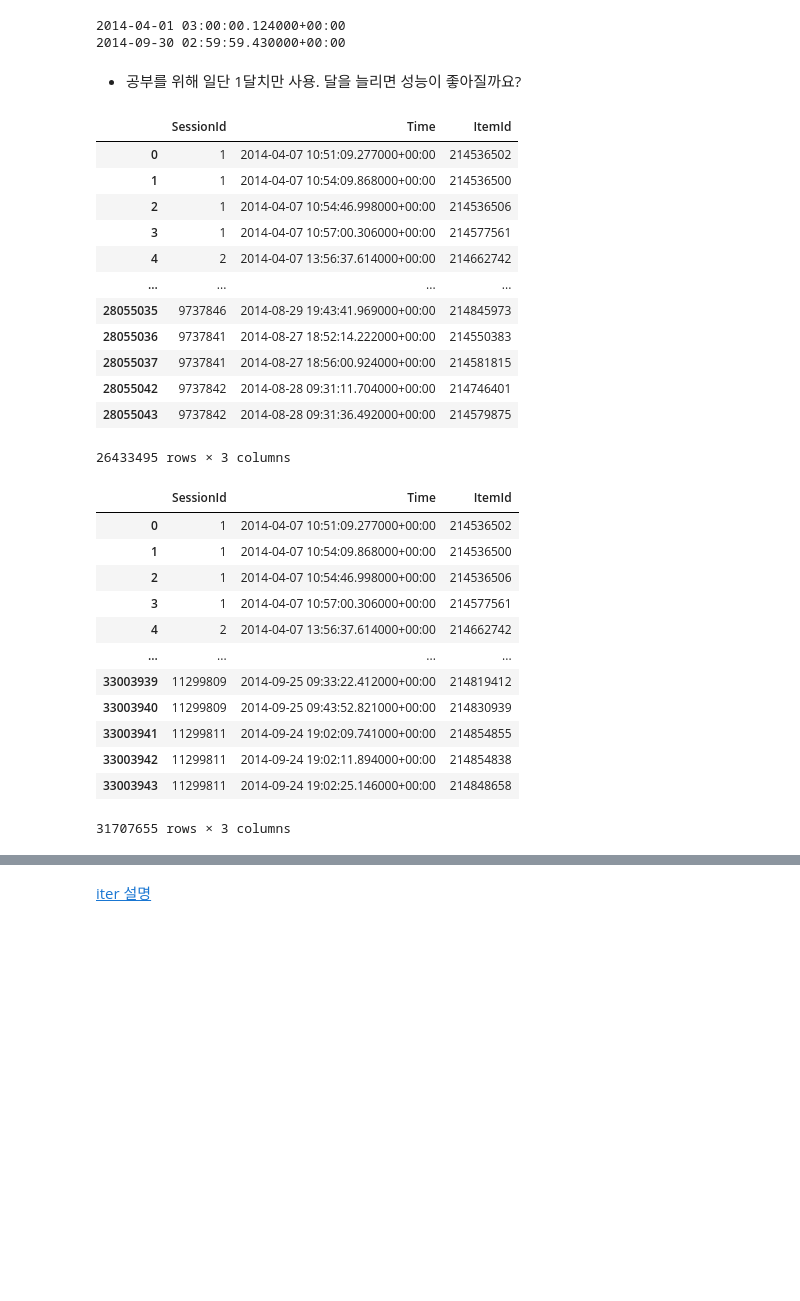
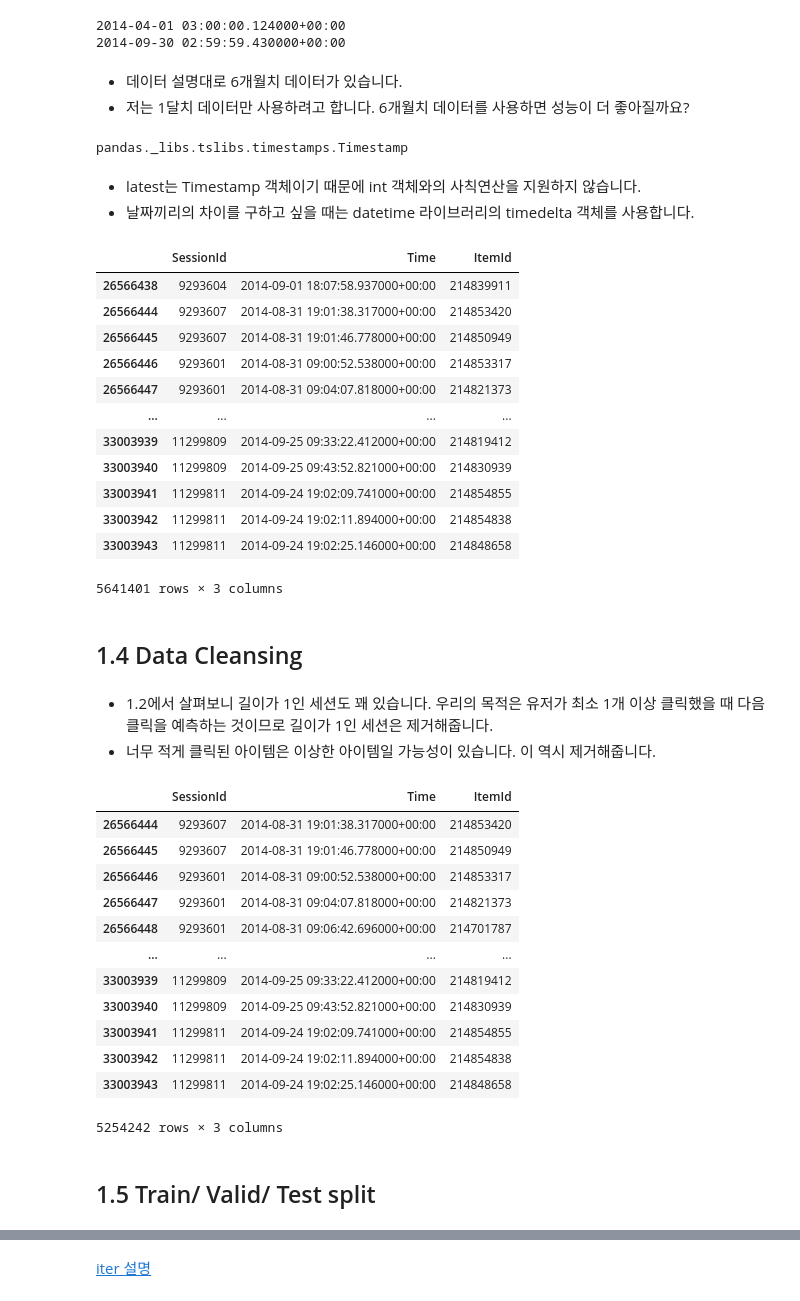
Before and after one commit to ZiminPark/SeqRec, a Jupyter notebook: 지금 이 상품을 클릭한 분들이 다음 상품도 클릭하고 있습니다.ipynb, the cells around one changed output, grey strips where cells are left out. Drawn from its saved outputs; the diff is of its cells as text; code cells hidden in the pictures; blank space fills up the shorter version.

```diff
--- a/지금 이 상품을 클릭한 분들이 다음 상품도 클릭하고 있습니다.ipynb
+++ b/지금 이 상품을 클릭한 분들이 다음 상품도 클릭하고 있습니다.ipynb
@@ -36,15 +75,17 @@ import pandas as pd
 import warnings
 warnings.filterwarnings('ignore')
 # %%
+# pathlib 라이브러리에 대한 내용은 https://bit.ly/2FEVbLo 이쪽을 참고해주세요.
 data_path = Path('/Users/zimin/Downloads/archive/')  # 'D:\\data\\yoochoose-data\\'
+train_path = data_path / 'yoochoose-clicks.dat'
 # %%
 def load_data(data_path: Path, nrows=None):
-    data = pd.read_csv(data_path / 'yoochoose-clicks.dat', sep=',', header=None, usecols=[0, 1, 2],
+    data = pd.read_csv(data_path, sep=',', header=None, usecols=[0, 1, 2],
                        parse_dates=[1], dtype={0: np.int32, 2: np.int32}, nrows=nrows)
     data.columns = ['SessionId', 'Time', 'ItemId']
     return data
 # %%
-data = load_data(data_path, None)
+data = load_data(train_path, None)
 data
 # %% [output]
 |  | SessionId | Time | ItemId |
@@ -105,8 +192,16 @@ print(latest)
 # %% [output]
 2014-04-01 03:00:00.124000+00:00
 2014-09-30 02:59:59.430000+00:00
-# %% [markdown]
-- 공부를 위해 일단 1달치만 사용. 달을 늘리면 성능이 좋아질까요?
+# %% [markdown]
+- 데이터 설명대로 6개월치 데이터가 있습니다.
+- 저는 1달치 데이터만 사용하려고 합니다. 6개월치 데이터를 사용하면 성능이 더 좋아질까요?
+# %%
+type(latest)
+# %% [output]
+pandas._libs.tslibs.timestamps.Timestamp
+# %% [markdown]
+- latest는 Timestamp 객체이기 때문에 int 객체와의 사칙연산을 지원하지 않습니다.
+- 날짜끼리의 차이를 구하고 싶을 때는 datetime 라이브러리의 timedelta 객체를 사용합니다.
 # %%
 month_ago = latest - dt.timedelta(30)
 data = data[data['Time'] > month_ago]
@@ -114,20 +209,27 @@ data = data[data['Time'] > month_ago]
 data
 # %% [output]
 |  | SessionId | Time | ItemId |
-| 0 | 1 | 2014-04-07 10:51:09.277000+00:00 | 214536502 |
-| 1 | 1 | 2014-04-07 10:54:09.868000+00:00 | 214536500 |
-| 2 | 1 | 2014-04-07 10:54:46.998000+00:00 | 214536506 |
-| 3 | 1 | 2014-04-07 10:57:00.306000+00:00 | 214577561 |
-| 4 | 2 | 2014-04-07 13:56:37.614000+00:00 | 214662742 |
+| 26566438 | 9293604 | 2014-09-01 18:07:58.937000+00:00 | 214839911 |
+| 26566444 | 9293607 | 2014-08-31 19:01:38.317000+00:00 | 214853420 |
+| 26566445 | 9293607 | 2014-08-31 19:01:46.778000+00:00 | 214850949 |
+| 26566446 | 9293601 | 2014-08-31 09:00:52.538000+00:00 | 214853317 |
+| 26566447 | 9293601 | 2014-08-31 09:04:07.818000+00:00 | 214821373 |
 | ... | ... | ... | ... |
-| 28055035 | 9737846 | 2014-08-29 19:43:41.969000+00:00 | 214845973 |
-| 28055036 | 9737841 | 2014-08-27 18:52:14.222000+00:00 | 214550383 |
-| 28055037 | 9737841 | 2014-08-27 18:56:00.924000+00:00 | 214581815 |
-| 28055042 | 9737842 | 2014-08-28 09:31:11.704000+00:00 | 214746401 |
-| 28055043 | 9737842 | 2014-08-28 09:31:36.492000+00:00 | 214579875 |
+| 33003939 | 11299809 | 2014-09-25 09:33:22.412000+00:00 | 214819412 |
+| 33003940 | 11299809 | 2014-09-25 09:43:52.821000+00:00 | 214830939 |
+| 33003941 | 11299811 | 2014-09-24 19:02:09.741000+00:00 | 214854855 |
+| 33003942 | 11299811 | 2014-09-24 19:02:11.894000+00:00 | 214854838 |
+| 33003943 | 11299811 | 2014-09-24 19:02:25.146000+00:00 | 214848658 |
-26433495 rows × 3 columns
+5641401 rows × 3 columns
+# %% [markdown]
+## 1.4 Data Cleansing
+# %% [markdown]
+- 1.2에서 살펴보니 길이가 1인 세션도 꽤 있습니다. 우리의 목적은 유저가 최소 1개 이상 클릭했을 때 다음 클릭을 예측하는 것이므로 길이가 1인 세션은 제거해줍니다.
+- 너무 적게 클릭된 아이템은 이상한 아이템일 가능성이 있습니다. 이 역시 제거해줍니다.
 # %%
-def cleanse_recursive(data: pd.DataFrame, shortest=2, least_click=5) -> pd.DataFrame:
+# short_session을 제거한 다음 unpopular item을 제거하면 다시 길이가 1인 session이 생길 수 있습니다.
+# 이를 위해 반복문을 통해 지속적으로 제거 합니다.
+def cleanse_recursive(data: pd.DataFrame, shortest, least_click) -> pd.DataFrame:
     while True:
         before_len = len(data)
         data = cleanse_short_session(data, shortest)
@@ -138,32 +240,34 @@ def cleanse_recursive(data: pd.DataFrame, shortest=2, least_click=5) -> pd.DataF
     return data
 
 
-def cleanse_short_session(data: pd.DataFrame, shortest=2):
+def cleanse_short_session(data: pd.DataFrame, shortest):
     session_len = data.groupby('SessionId').size()
     session_use = session_len[session_len >= shortest].index
     data = data[data['SessionId'].isin(session_use)]
     return data
 
 
-def cleanse_unpopular_item(data: pd.DataFrame, least_click=5):
+def cleanse_unpopular_item(data: pd.DataFrame, least_click):
     item_popular = data.groupby('ItemId').size()
     item_use = item_popular[item_popular >= least_click].index
     data = data[data['ItemId'].isin(item_use)]
     return data
 # %%
-data = cleanse_recursive(data)
+data = cleanse_recursive(data, shortest=2, least_click=5)
 data
 # %% [output]
 |  | SessionId | Time | ItemId |
-| 0 | 1 | 2014-04-07 10:51:09.277000+00:00 | 214536502 |
-| 1 | 1 | 2014-04-07 10:54:09.868000+00:00 | 214536500 |
-| 2 | 1 | 2014-04-07 10:54:46.998000+00:00 | 214536506 |
-| 3 | 1 | 2014-04-07 10:57:00.306000+00:00 | 214577561 |
-| 4 | 2 | 2014-04-07 13:56:37.614000+00:00 | 214662742 |
+| 26566444 | 9293607 | 2014-08-31 19:01:38.317000+00:00 | 214853420 |
+| 26566445 | 9293607 | 2014-08-31 19:01:46.778000+00:00 | 214850949 |
+| 26566446 | 9293601 | 2014-08-31 09:00:52.538000+00:00 | 214853317 |
+| 26566447 | 9293601 | 2014-08-31 09:04:07.818000+00:00 | 214821373 |
+| 26566448 | 9293601 | 2014-08-31 09:06:42.696000+00:00 | 214701787 |
 | ... | ... | ... | ... |
 | 33003939 | 11299809 | 2014-09-25 09:33:22.412000+00:00 | 214819412 |
 | 33003940 | 11299809 | 2014-09-25 09:43:52.821000+00:00 | 214830939 |
 | 33003941 | 11299811 | 2014-09-24 19:02:09.741000+00:00 | 214854855 |
 | 33003942 | 11299811 | 2014-09-24 19:02:11.894000+00:00 | 214854838 |
 | 33003943 | 11299811 | 2014-09-24 19:02:25.146000+00:00 | 214848658 |
-31707655 rows × 3 columns
+5254242 rows × 3 columns
+# %% [markdown]
+## 1.5 Train/ Valid/ Test split
```
Also changed, not shown: parts of 67 cells of this notebook.
